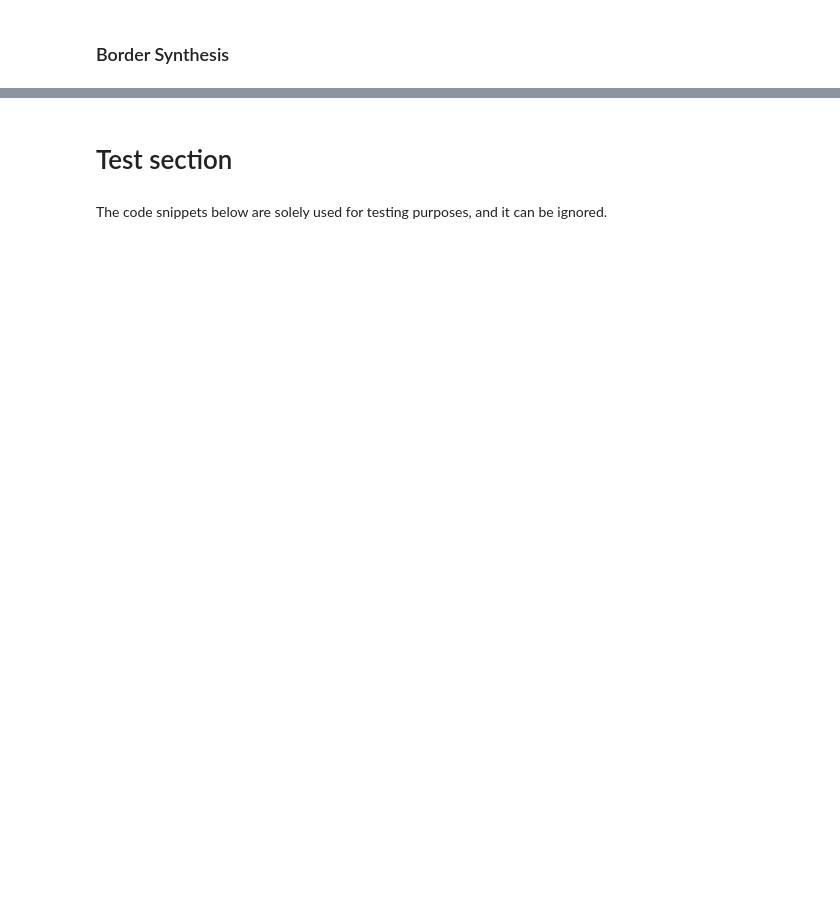
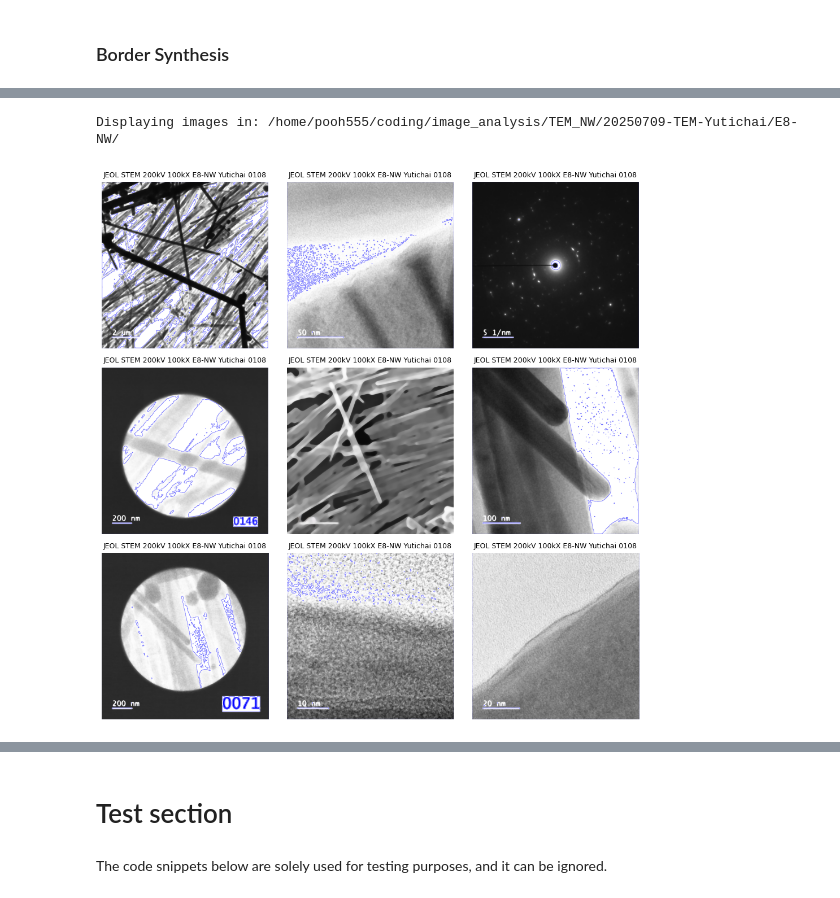
Before and after one commit to Pooh555/Image-Analysis, a Jupyter notebook: border_generation.ipynb, the cells around one changed output, grey strips where cells are left out. Drawn from its saved outputs; the diff is of its cells as text; code cells hidden in the pictures; blank space fills up the shorter version.

```diff
--- a/border_generation.ipynb
+++ b/border_generation.ipynb
@@ -48,6 +48,7 @@ def display_images(images):
 
     # Plotting all images
     for image in images:
+        image = cv2.cvtColor(image, cv2.COLOR_BGR2RGB)
         if (count > num_images_in_figure):
             break
 
@@ -74,9 +75,14 @@ Adjusting constrast, brightness, etc to facilitate border marking process.
 
 # Note: The order of processing layers in this function matters
 
-def modify_image(image, alpha=1.5, beta=10, guassian_kernel_size=5):
-    processed_image = cv2.GaussianBlur(image, (guassian_kernel_size, guassian_kernel_size), 0)
-    processed_image = cv2.convertScaleAbs(processed_image, alpha=alpha, beta=beta)
+def modify_image(image, alpha=1.5, beta=2.0, guassian_kernel_size=5, diameter=9, sigmaColor=75, sigmaSpace=75, median_blur_kernel_size=9):
+    processed_image = cv2.convertScaleAbs(image, alpha=alpha, beta=beta)
+    processed_image = cv2.GaussianBlur(processed_image, (guassian_kernel_size, guassian_kernel_size), 0)
+    processed_image = cv2.bilateralFilter(processed_image, diameter, sigmaColor=sigmaColor, sigmaSpace=sigmaSpace)
+    processed_image = cv2.medianBlur(processed_image, median_blur_kernel_size)
+    processed_image = cv2.bilateralFilter(processed_image, diameter, sigmaColor=sigmaColor, sigmaSpace=sigmaSpace)
+    processed_image = cv2.medianBlur(processed_image, median_blur_kernel_size)
+    processed_image = cv2.medianBlur(processed_image, median_blur_kernel_size)
 
     return processed_image
 # %%
@@ -84,7 +90,7 @@ def modify_image(image, alpha=1.5, beta=10, guassian_kernel_size=5):
 modified_images = []
 
 for image in images:
-    modified_images.append(modify_image(image))
+    modified_images.append(modify_image(image, alpha=2.05, beta=2.5, guassian_kernel_size=11, diameter=12, sigmaColor=75, sigmaSpace=25, median_blur_kernel_size=17))
 # %%
 display_images(modified_images)
 # %% [output]
@@ -123,9 +129,10 @@ def generate_border(image, border_size=5, n_erosions=1):
 # Iterating over all images in the desired directory
 print("Processing images in: " + IMAGES_DIR_PATH)
 
+processed_images = []
+
 for image, file_name in zip(modified_images, file_names):
-    processed_image = generate_border(image)    # Generated the objects borders
+    processed_images.append(generate_border(image))    # Generated the objects borders
 
-    cv2.imwrite(OUTPUT_DIR_PATH + file_name + '.' + OUTPUT_FILE_EXTENSION, processed_image)   # Save the processed image
     print("Finished processing: "+ file_name + '.' + INPUT_FILE_EXTENSION)
 # %% [output]
@@ -132,0 +156,5 @@ Processing images in: /home/pooh555/coding/TEM_image_analysis/TEM_NW/20250709-TE
+# %%
+display_images(processed_images)
+# %% [output]
+Displaying images in: /home/pooh555/coding/image_analysis/TEM_NW/20250709-TEM-Yutichai/E8-NW/
+[figure, added]
```
Also changed, not shown: parts of 8 cells of this notebook.
